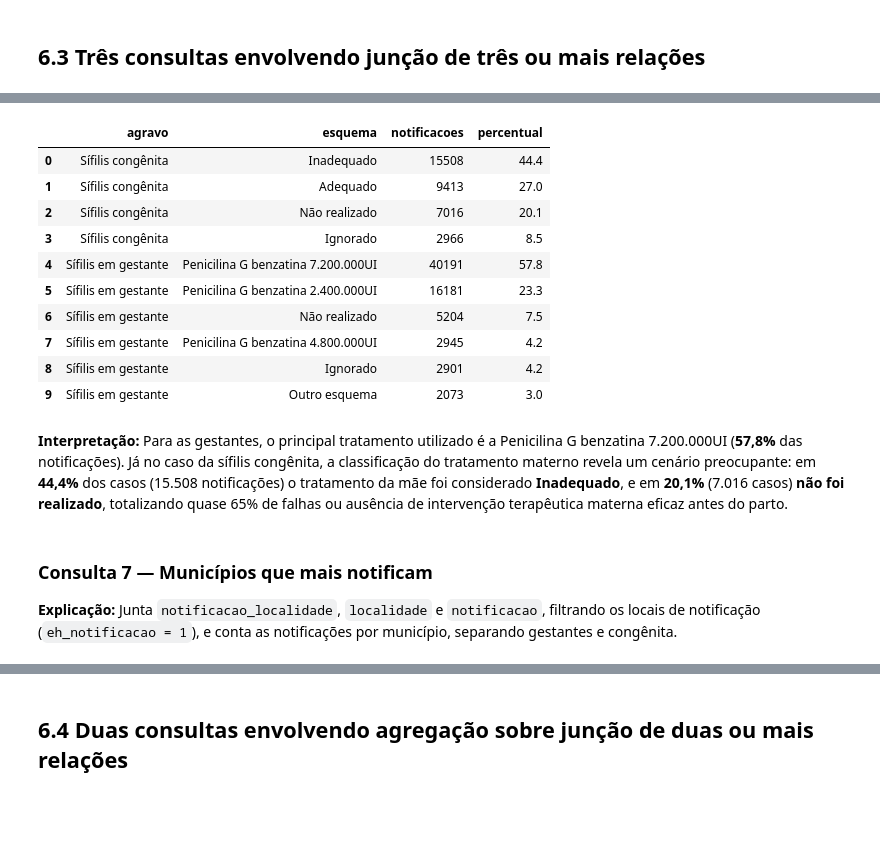
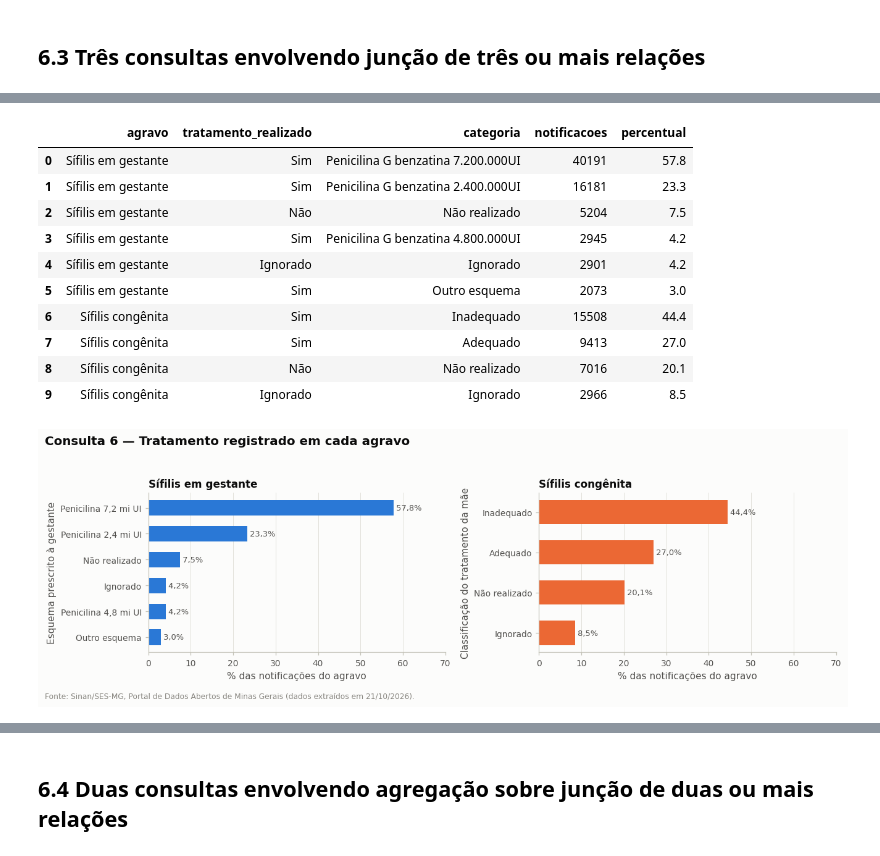
Before and after one commit to nomelegal3g/Trabalho-IBD, a Jupyter notebook: Trabalho_IBD_modelo_EDA.ipynb, the cells around one changed output, grey strips where cells are left out. Cells and saved outputs as stored; diff of their text form; code cells hidden in the pictures; blank space fills up the shorter version.

```diff
--- a/Trabalho_IBD_modelo_EDA.ipynb
+++ b/Trabalho_IBD_modelo_EDA.ipynb
@@ -535,31 +1181,39 @@ plt.show()
 # %%
-trat = fetch("""
+sql_c6 = """
 SELECT a.denominacao AS agravo,
-       c.descricao AS esquema,
+       c.tratamento_realizado,
+       c.descricao AS categoria,
        COUNT(*) AS notificacoes,
-       ROUND(100.0 * COUNT(*) / SUM(COUNT(*)) OVER (PARTITION BY a.denominacao), 1) AS percentual
+       ROUND(100.0 * COUNT(*) / SUM(COUNT(*)) OVER (PARTITION BY a.id_agravo), 1) AS percentual
 FROM notificacao n
-JOIN agravo a ON a.id_agravo = n.id_agravo
+JOIN agravo a               ON a.id_agravo = n.id_agravo
 JOIN categoria_tratamento c ON c.id_categoria = n.id_categoria
-GROUP BY a.denominacao, c.descricao
-ORDER BY a.denominacao, notificacoes DESC
-""", con)
+GROUP BY a.id_agravo, c.id_categoria
+ORDER BY a.id_agravo, notificacoes DESC
+"""
+trat = fetch(sql_c6, con)
 display(trat)
+
+fig, axes = plt.subplots(1, 2, figsize=(12, 4))
+for ax, agravo_nome in zip(axes, ["Sífilis em gestante", "Sífilis congênita"]):
+    d = trat[trat["agravo"] == agravo_nome].sort_values("percentual")
+    barras = ax.barh(d["categoria"].replace(curto), d["percentual"], color=COR_AGRAVO[agravo_nome], height=0.6)
+    rotulos_h(ax, barras, [f"{br(x)}%" for x in d["percentual"]])
+    ax.set(title=agravo_nome, xlabel="% das notificações do agravo", xlim=(0, 70))
+    ax.grid(axis="y", visible=False)
+axes[0].set_ylabel("Esquema prescrito à gestante")
+axes[1].set_ylabel("Classificação do tratamento da mãe")
+finaliza(fig, "Consulta 6 — Tratamento registrado em cada agravo")
 # %% [output]
-|  | agravo | esquema | notificacoes | percentual |
-| 0 | Sífilis congênita | Inadequado | 15508 | 44.4 |
-| 1 | Sífilis congênita | Adequado | 9413 | 27.0 |
-| 2 | Sífilis congênita | Não realizado | 7016 | 20.1 |
-| 3 | Sífilis congênita | Ignorado | 2966 | 8.5 |
-| 4 | Sífilis em gestante | Penicilina G benzatina 7.200.000UI | 40191 | 57.8 |
-| 5 | Sífilis em gestante | Penicilina G benzatina 2.400.000UI | 16181 | 23.3 |
-| 6 | Sífilis em gestante | Não realizado | 5204 | 7.5 |
-| 7 | Sífilis em gestante | Penicilina G benzatina 4.800.000UI | 2945 | 4.2 |
-| 8 | Sífilis em gestante | Ignorado | 2901 | 4.2 |
-| 9 | Sífilis em gestante | Outro esquema | 2073 | 3.0 |
+|  | agravo | tratamento_realizado | categoria | notificacoes | percentual |
+| 0 | Sífilis em gestante | Sim | Penicilina G benzatina 7.200.000UI | 40191 | 57.8 |
+| 1 | Sífilis em gestante | Sim | Penicilina G benzatina 2.400.000UI | 16181 | 23.3 |
+| 2 | Sífilis em gestante | Não | Não realizado | 5204 | 7.5 |
+| 3 | Sífilis em gestante | Sim | Penicilina G benzatina 4.800.000UI | 2945 | 4.2 |
+| 4 | Sífilis em gestante | Ignorado | Ignorado | 2901 | 4.2 |
+| 5 | Sífilis em gestante | Sim | Outro esquema | 2073 | 3.0 |
+| 6 | Sífilis congênita | Sim | Inadequado | 15508 | 44.4 |
+| 7 | Sífilis congênita | Sim | Adequado | 9413 | 27.0 |
+| 8 | Sífilis congênita | Não | Não realizado | 7016 | 20.1 |
+| 9 | Sífilis congênita | Ignorado | Ignorado | 2966 | 8.5 |
+[figure, added]
-# %% [markdown]
-**Interpretação:** Para as gestantes, o principal tratamento utilizado é a Penicilina G benzatina 7.200.000UI (**57,8%** das notificações). Já no caso da sífilis congênita, a classificação do tratamento materno revela um cenário preocupante: em **44,4%** dos casos (15.508 notificações) o tratamento da mãe foi considerado **Inadequado**, e em **20,1%** (7.016 casos) **não foi realizado**, totalizando quase 65% de falhas ou ausência de intervenção terapêutica materna eficaz antes do parto.
-# %% [markdown]
-### Consulta 7 — Municípios que mais notificam
-
-**Explicação:** Junta `notificacao_localidade`, `localidade` e `notificacao`, filtrando os locais de notificação (`eh_notificacao = 1`), e conta as notificações por município, separando gestantes e congênita.
```
Also changed, not shown: parts of 151 cells of this notebook.
